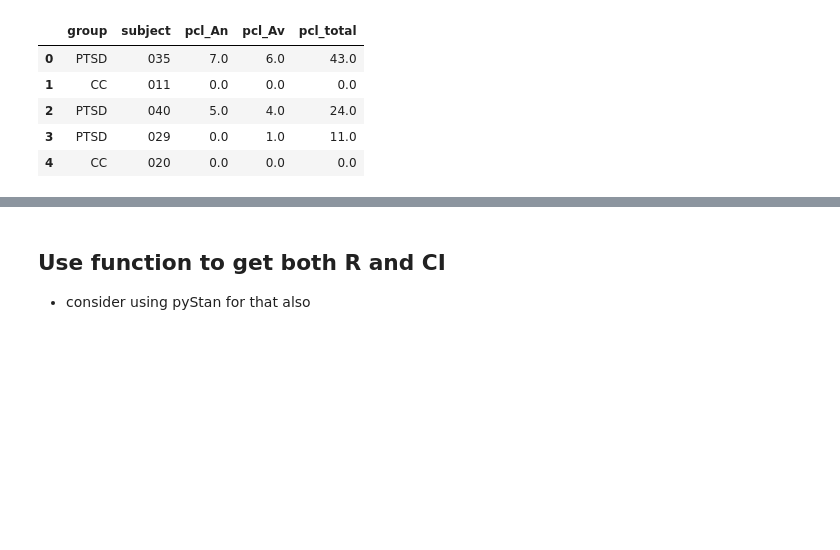
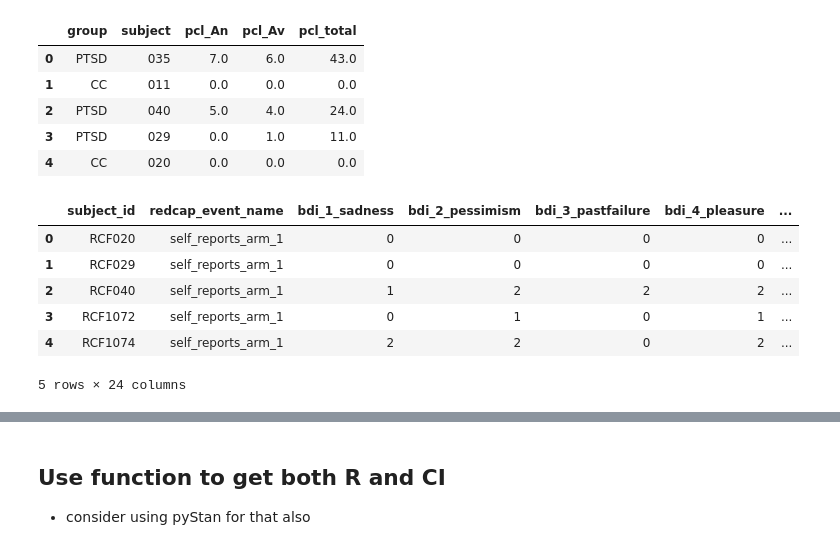
Before and after one commit to LevyDecisionNeuroLab/SIA_PTSD, a Jupyter notebook: firstDay_amygdalaDuringUS2.ipynb, the cells around one changed output, grey strips where cells are left out. Cells and saved outputs as stored; diff of their text form; code cells hidden in the pictures; blank space fills up the shorter version.

```diff
--- a/firstDay_amygdalaDuringUS2.ipynb
+++ b/firstDay_amygdalaDuringUS2.ipynb
@@ -243,3 +255,15 @@ dfPCL.head()
 | 2 | PTSD | 040 | 5.0 | 4.0 | 24.0 |
 | 3 | PTSD | 029 | 0.0 | 1.0 | 11.0 |
 | 4 | CC | 020 | 0.0 | 0.0 | 0.0 |
+# %%
+## Add BDI as well
+dfBDI = pd.read_csv('behavioural/ReconsolidationOfFea_DATA_2021-10-26_1335.csv')
+dfBDI.head()
+# %% [output]
+|  | subject_id | redcap_event_name | bdi_1_sadness | bdi_2_pessimism | bdi_3_pastfailure | bdi_4_pleasure | ... |
+| 0 | RCF020 | self_reports_arm_1 | 0 | 0 | 0 | 0 | ... |
+| 1 | RCF029 | self_reports_arm_1 | 0 | 0 | 0 | 0 | ... |
+| 2 | RCF040 | self_reports_arm_1 | 1 | 2 | 2 | 2 | ... |
+| 3 | RCF1072 | self_reports_arm_1 | 0 | 1 | 0 | 1 | ... |
+| 4 | RCF1074 | self_reports_arm_1 | 2 | 2 | 0 | 2 | ... |
+5 rows × 24 columns
```
Also changed, not shown: parts of 8 cells of this notebook.
